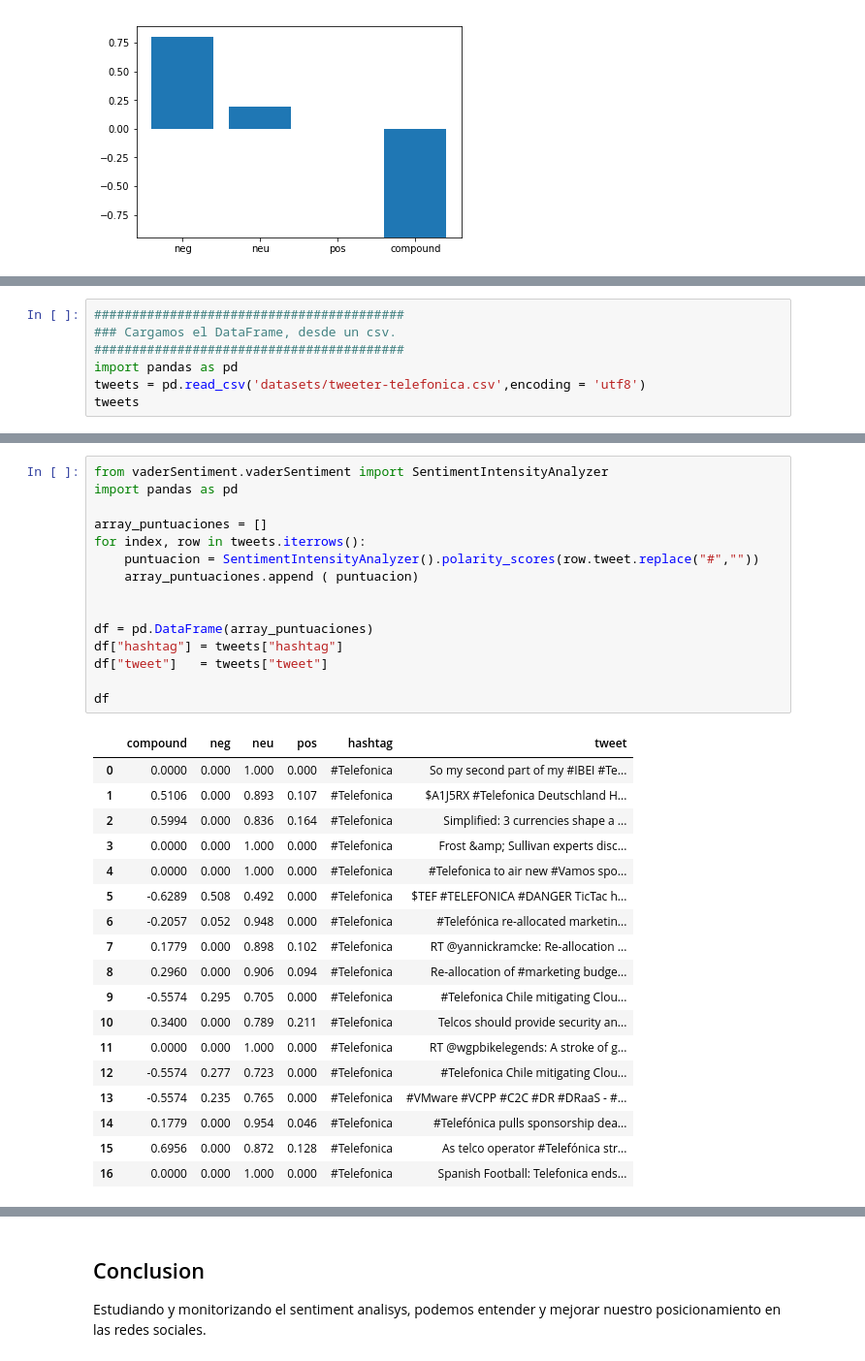
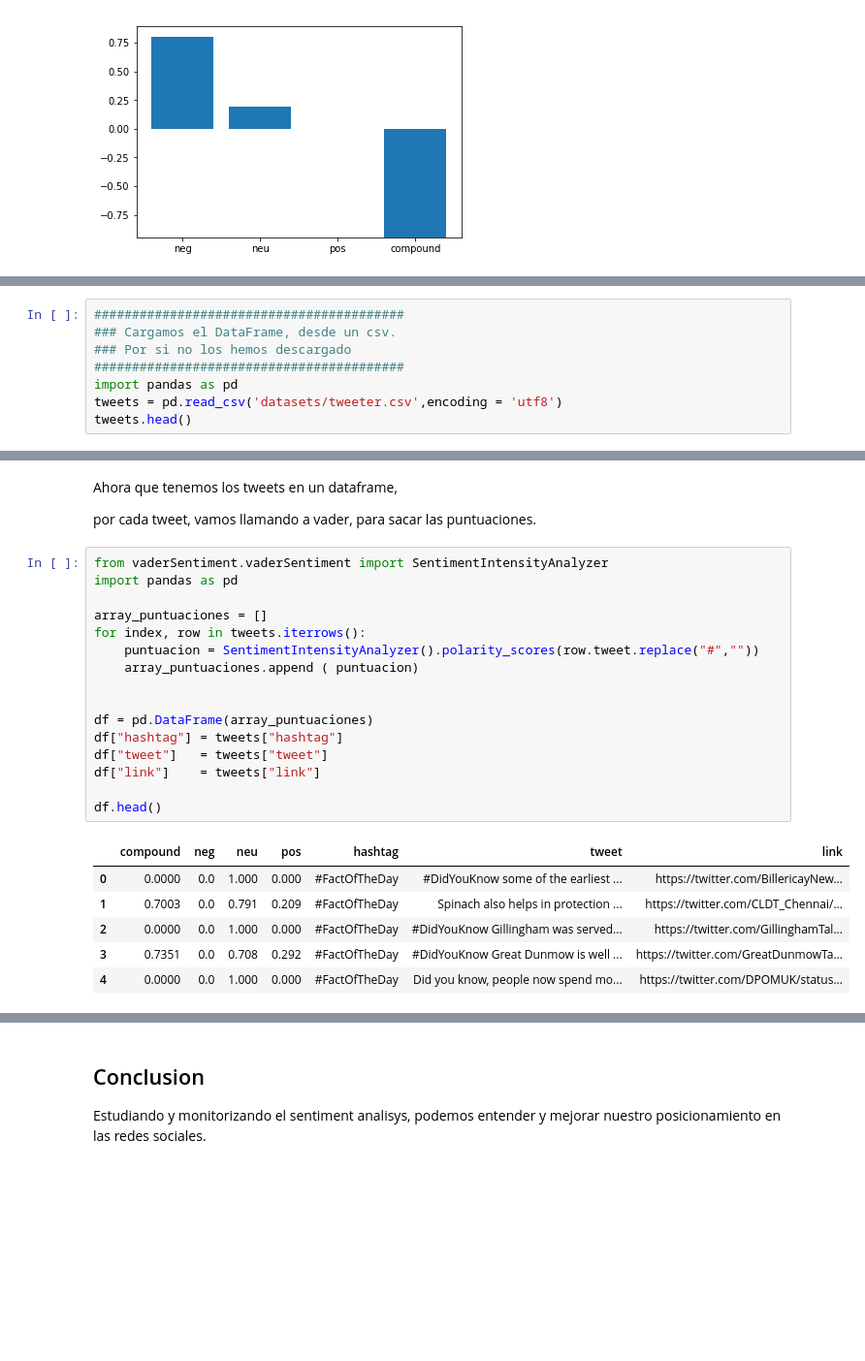
Before and after one commit to jaimevalero/python-machine-learning-book-2nd-edition, a Jupyter notebook: ejercicios/Ejercicio 16 - Sentiment Analisys.ipynb, the cells around one changed output, grey strips where cells are left out. Shown at 97% size. Saved outputs shown, nothing was run; the diff lists cells and outputs as text; blank space fills up the shorter version.

Commit message:
Change hashtag

```diff
--- a/ejercicios/Ejercicio 16 - Sentiment Analisys.ipynb
+++ b/ejercicios/Ejercicio 16 - Sentiment Analisys.ipynb
@@ -168,8 +179,9 @@ print(" Acabamos de descargarnos los tweets" )
 # %%
 #########################################
 ### Cargamos el DataFrame, desde un csv.
+### Por si no los hemos descargado
 #########################################
 import pandas as pd
-tweets = pd.read_csv('datasets/tweeter-telefonica.csv',encoding = 'utf8')
-tweets
+tweets = pd.read_csv('datasets/tweeter.csv',encoding = 'utf8')
+tweets.head()
 # %% [output]
@@ -194,34 +194,27 @@ tweets
+# %% [markdown]
+Ahora que tenemos los tweets en un dataframe,
+
+por cada tweet, vamos llamando a vader, para sacar las puntuaciones.
 # %%
 from vaderSentiment.vaderSentiment import SentimentIntensityAnalyzer
 import pandas as pd
 
 array_puntuaciones = []
 for index, row in tweets.iterrows():
     puntuacion = SentimentIntensityAnalyzer().polarity_scores(row.tweet.replace("#",""))
     array_puntuaciones.append ( puntuacion)
 
 
 df = pd.DataFrame(array_puntuaciones)
 df["hashtag"] = tweets["hashtag"]
 df["tweet"]   = tweets["tweet"]
+df["link"]    = tweets["link"]
 
-df
+df.head()
 # %% [output]
-|  | compound | neg | neu | pos | hashtag | tweet |
-| 0 | 0.0000 | 0.000 | 1.000 | 0.000 | #Telefonica | So my second part of my #IBEI #Te... |
-| 1 | 0.5106 | 0.000 | 0.893 | 0.107 | #Telefonica | $A1J5RX #Telefonica Deutschland H... |
-| 2 | 0.5994 | 0.000 | 0.836 | 0.164 | #Telefonica | Simplified: 3 currencies shape a ... |
-| 3 | 0.0000 | 0.000 | 1.000 | 0.000 | #Telefonica | Frost &amp; Sullivan experts disc... |
-| 4 | 0.0000 | 0.000 | 1.000 | 0.000 | #Telefonica | #Telefonica to air new #Vamos spo... |
-| 5 | -0.6289 | 0.508 | 0.492 | 0.000 | #Telefonica | $TEF #TELEFONICA #DANGER TicTac h... |
-| 6 | -0.2057 | 0.052 | 0.948 | 0.000 | #Telefonica | #Telefónica re-allocated marketin... |
-| 7 | 0.1779 | 0.000 | 0.898 | 0.102 | #Telefonica | RT @yannickramcke: Re-allocation ... |
-| 8 | 0.2960 | 0.000 | 0.906 | 0.094 | #Telefonica | Re-allocation of #marketing budge... |
-| 9 | -0.5574 | 0.295 | 0.705 | 0.000 | #Telefonica | #Telefonica Chile mitigating Clou... |
-| 10 | 0.3400 | 0.000 | 0.789 | 0.211 | #Telefonica | Telcos should provide security an... |
-| 11 | 0.0000 | 0.000 | 1.000 | 0.000 | #Telefonica | RT @wgpbikelegends: A stroke of g... |
-| 12 | -0.5574 | 0.277 | 0.723 | 0.000 | #Telefonica | #Telefonica Chile mitigating Clou... |
-| 13 | -0.5574 | 0.235 | 0.765 | 0.000 | #Telefonica | #VMware #VCPP #C2C #DR #DRaaS - #... |
-| 14 | 0.1779 | 0.000 | 0.954 | 0.046 | #Telefonica | #Telefónica pulls sponsorship dea... |
-| 15 | 0.6956 | 0.000 | 0.872 | 0.128 | #Telefonica | As telco operator #Telefónica str... |
-| 16 | 0.0000 | 0.000 | 1.000 | 0.000 | #Telefonica | Spanish Football: Telefonica ends... |
+|  | compound | neg | neu | pos | hashtag | tweet | link |
+| 0 | 0.0000 | 0.0 | 1.000 | 0.000 | #FactOfTheDay | #DidYouKnow some of the earliest ... | https://twitter.com/BillericayNew... |
+| 1 | 0.7003 | 0.0 | 0.791 | 0.209 | #FactOfTheDay | Spinach also helps in protection ... | https://twitter.com/CLDT_Chennai/... |
+| 2 | 0.0000 | 0.0 | 1.000 | 0.000 | #FactOfTheDay | #DidYouKnow Gillingham was served... | https://twitter.com/GillinghamTal... |
+| 3 | 0.7351 | 0.0 | 0.708 | 0.292 | #FactOfTheDay | #DidYouKnow Great Dunmow is well ... | https://twitter.com/GreatDunmowTa... |
+| 4 | 0.0000 | 0.0 | 1.000 | 0.000 | #FactOfTheDay | Did you know, people now spend mo... | https://twitter.com/DPOMUK/status... |
```
Also changed, not shown: parts of 14 cells of this notebook, 1 other file.
